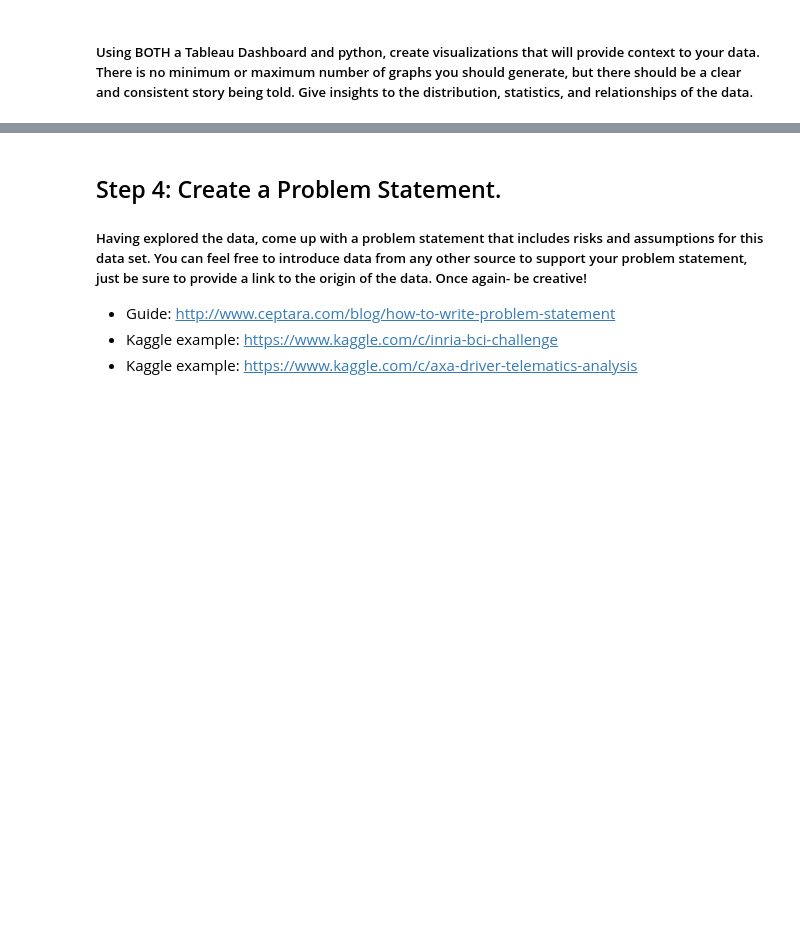
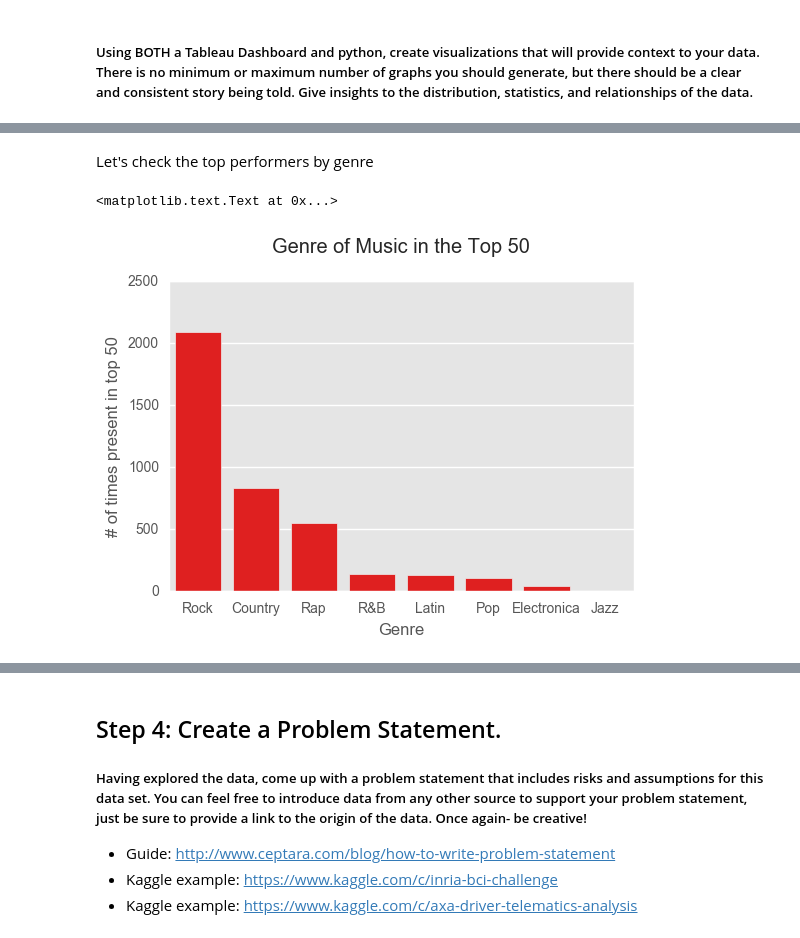
Before and after one commit to bkmaxime1/dsi-maximebouadoumou, a Jupyter notebook: Projects/project-02/P2 Solution.ipynb, the cells around one changed output, grey strips where cells are left out. Saved outputs shown, nothing was run; the diff lists cells and outputs as text; code cells hidden in the pictures; blank space fills up the shorter version.

```diff
--- a/Projects/project-02/P2 Solution.ipynb
+++ b/Projects/project-02/P2 Solution.ipynb
@@ -348,9 +292,2 @@ df_remove_year2
 # %% [markdown]
 ##### Using Pandas' built in `melt` function, pivot the weekly ranking data to be long rather than wide. As a result, you will have removed the 72 'week' columns and replace it with two: Week and Ranking. There will now be multiple entries for each song, one for each week on the Billboard rankings.
-# %%
-#melt(df, id_vars=['A'], value_vars=['B'],
-#... var_name='myVarname', value_name='myValname')
-
-#melt(df_remove_year2,id_vars=['x65th.week'],value_vars=['x65th.week'])
-df2 = pd.melt(df_remove_year2,id_vars=["genre","artist","track"], value_vars=list(df_remove_year2.iloc[:, 6:]))#make horizontal data to vertical
-df2
@@ -375,0 +294,3 @@ df2
+# %%
+df3 =pd.melt(df2, id_vars=['artist','track','time','genre','date entered','date peaked','Weeks on Billboard','Top Billboard Rank'], var_name='Week', value_name='Ranking', col_level=None)
+df3
@@ -375,0 +316,4 @@ df2
+# %%
+df3 = df3.dropna()
+df3['Week'] = df3['Week'].apply(lambda x: x.lstrip('x').rstrip('rdndthst.week'))
+df3["Week"] = df3['Week'].apply(lambda x: int(x))
@@ -379,0 +378,13 @@ df2
+# %% [markdown]
+Let's check the top performers by genre
+# %%
+plt.figure(1)
+top50 = df3['genre'].where(df3['Top Billboard Rank']<= 50).value_counts()
+b = sns.barplot(top50.index, top50, color='red');
+sns.set_style("white")
+sns.plt.title("Genre of Music in the Top 50\n")
+sns.plt.ylabel("# of times present in top 50")
+sns.plt.xlabel("Genre")
+# %% [output]
+<matplotlib.text.Text at 0x...>
+[figure, added]
```
Also changed, not shown: parts of 56 cells of this notebook, 1 other file.
